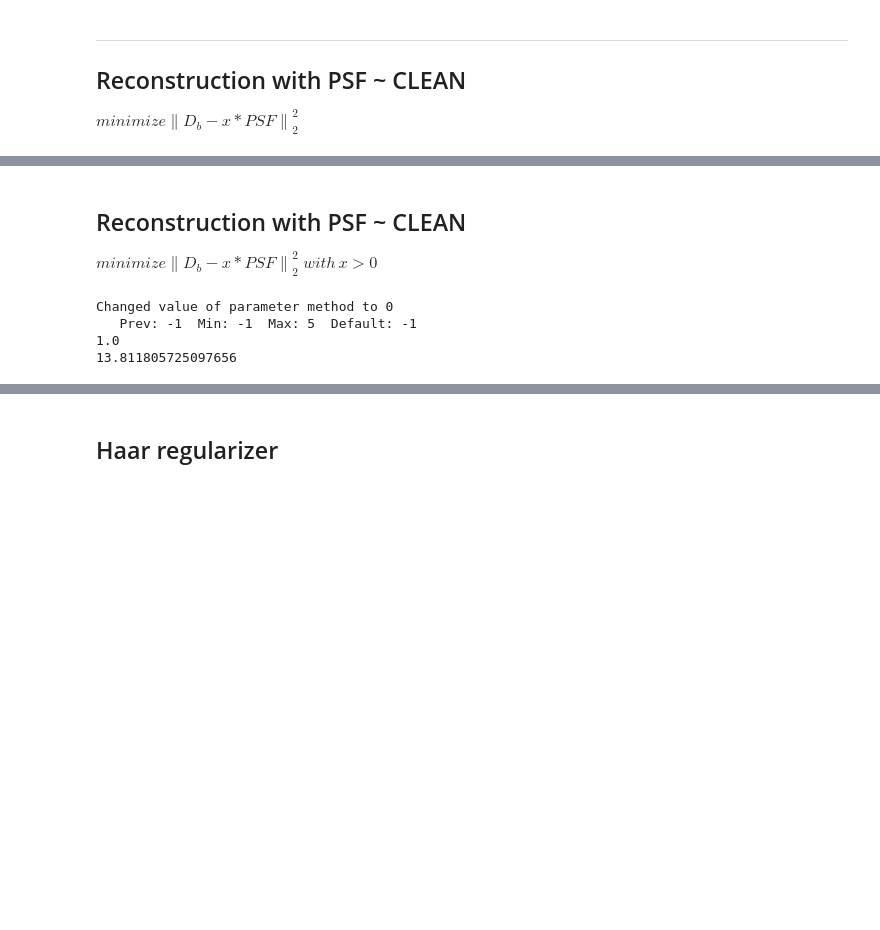
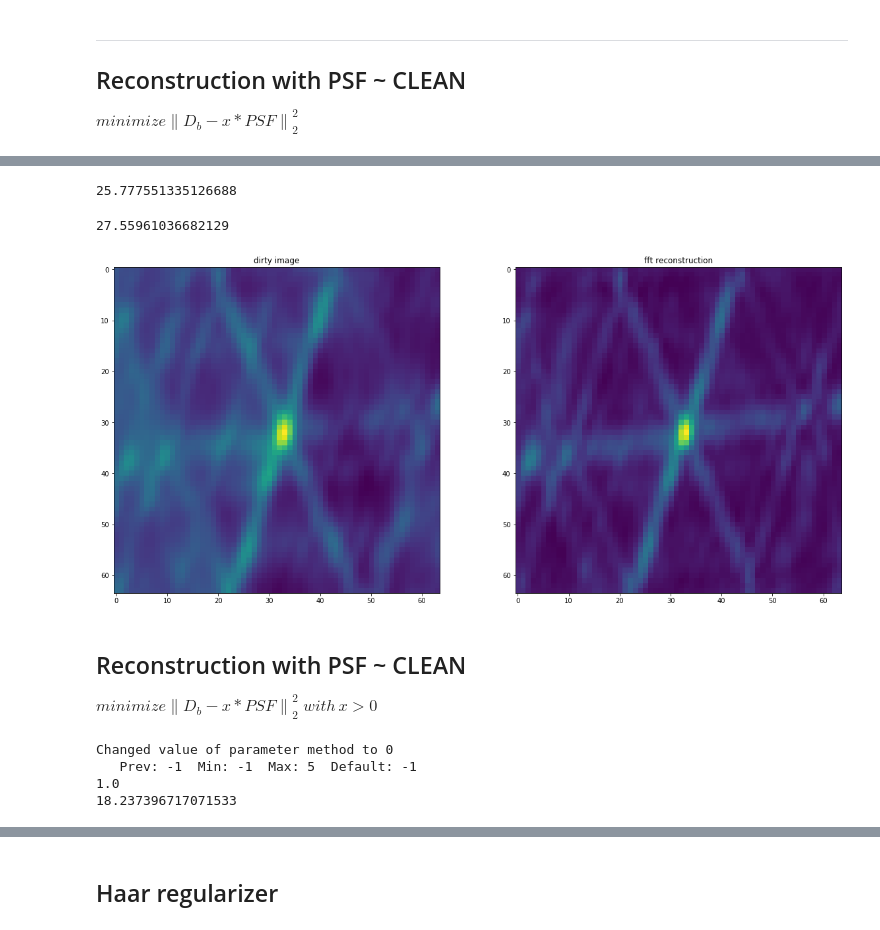
Before and after one commit to lord-blueberry/p7-cs, a Jupyter notebook: sandbox/00-cs-dirty.ipynb, the cells around one changed output, grey strips where cells are left out. Saved outputs shown, nothing was run; the diff lists cells and outputs as text; code cells hidden in the pictures; blank space fills up the shorter version.

Commit message:
bug in convolve

```diff
--- a/sandbox/00-cs-dirty.ipynb
+++ b/sandbox/00-cs-dirty.ipynb
@@ -104,7 +104,7 @@ objective = QuadExpr()
 for i in range(0, dirty_map.shape[0]):
     for j in range(0, dirty_map.shape[1]):
         objective += (D_real[i, j] - x0_real[i, j] * PSF_real[i, j]) * (D_real[i, j] - x0_real[i, j] * PSF_real[i, j]) #real part
-        objective += (D_imag[i, j] - x0_imag[i, j] * PSF_imag[i, j]) * (D_imag[i, j] - x0_imag[i, j] * PSF_imag[i, j]) #imaginary part
+        objective += (x0_imag[i, j] * PSF_imag[i, j] - D_imag[i, j]) * ( x0_imag[i, j] * PSF_imag[i, j] - D_imag[i, j]) #imaginary part
 
 model.setObjective(objective, GRB.MINIMIZE)
 model.optimize()
@@ -115,11 +115,6 @@ for i in range(0, dirty_map.shape[0]):
         FT_rec[i, j] = x0_real[i, j].x + x0_imag[i, j].x * 1j
 
 reconstruction = fourier.ifft2(FT_rec).real
-#reconst = np.roll(reconst, int(+54/2-1), axis=0)
-#reconst = np.roll(reconst, int(+54/2-1), axis=1)
-
-#rec2 = np.multiply(FT_rec.real, PSF_FT.real)
-#reconstruction = fourier.ifft2(rec2).real
 
 del model
 del objective
@@ -128,3 +143,34 @@ plot_comparison(dirty_map, 'dirty image', reconstruction, "fft reconstruction")
+# %%
+psf = np.flipud(np.fliplr(psf_map))
+convolve = np.zeros(dirty_map.shape)
+test = np.zeros(dirty_map.shape)
+test[30,30] = 1
+test[50,50] = 1
+XC = 31
+YC = 31
+norm = psf.sum()
+for x in range(0, dirty_map.shape[0]):
+    for y in range(0, dirty_map.shape[1]):
+        s = 0
+        for i in range(0, psf_map.shape[0]):
+            for j in range(0, psf_map.shape[1]):
+                xInd = (x + i - XC)
+                yInd = (y + j - YC)
+                if xInd >= 0 and xInd < dirty_map.shape[0] and yInd >= 0 and yInd < dirty_map.shape[1]:
+                    s += psf[i, j] * results_dirty01[xInd,yInd]
+        convolve[x,y] = s
+# %%
+convolve[32,32]
+# %% [output]
+25.777551335126688
+# %%
+dirty_map[32,32]
+# %% [output]
+27.55961036682129
+# %%
+plot_comparison(dirty_map, 'dirty image', convolve, "fft reconstruction")
+# %% [output]
+[figure, added]
 # %% [markdown]
 ## Reconstruction with PSF ~ CLEAN
 
@@ -137,7 +183,7 @@ pixelArr = []
 for x in range(0, dirty_map.shape[0]):
     row =[]
     for y in range(0, dirty_map.shape[1]):
-        row.append(model.addVar(lb=-GRB.INFINITY))
+        row.append(model.addVar())
     pixelArr.append(row)
 
 psf = psf_map
@@ -174,7 +220,7 @@ print(elapsed_time)
 Changed value of parameter method to 0
    Prev: -1  Min: -1  Max: 5  Default: -1
 1.0
-13.811805725097656
+18.237396717071533
 # %%
 objective = QuadExpr()
 for x in range(0, dirty_map.shape[0]):
```
Also changed, not shown: parts of 6 cells of this notebook.
